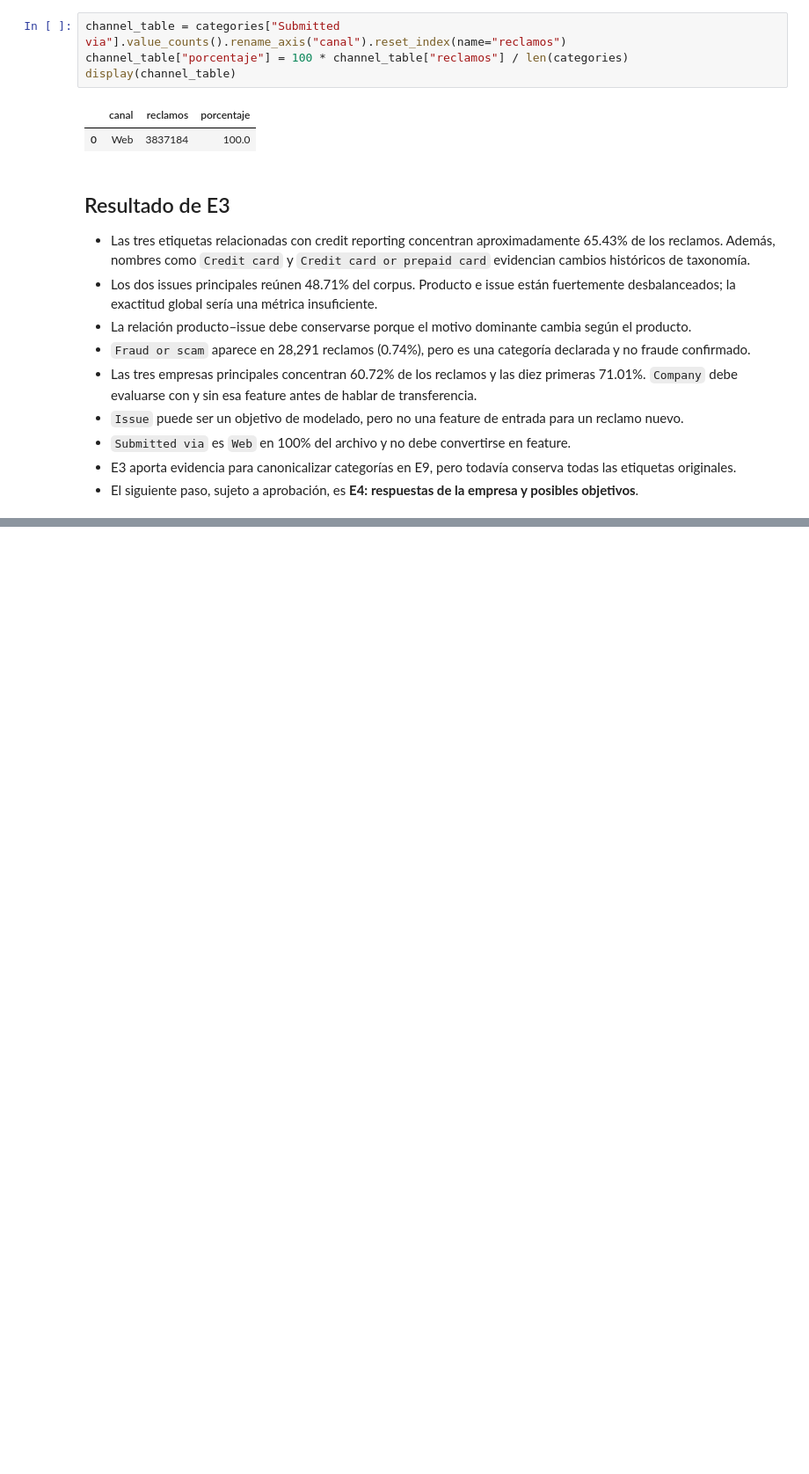
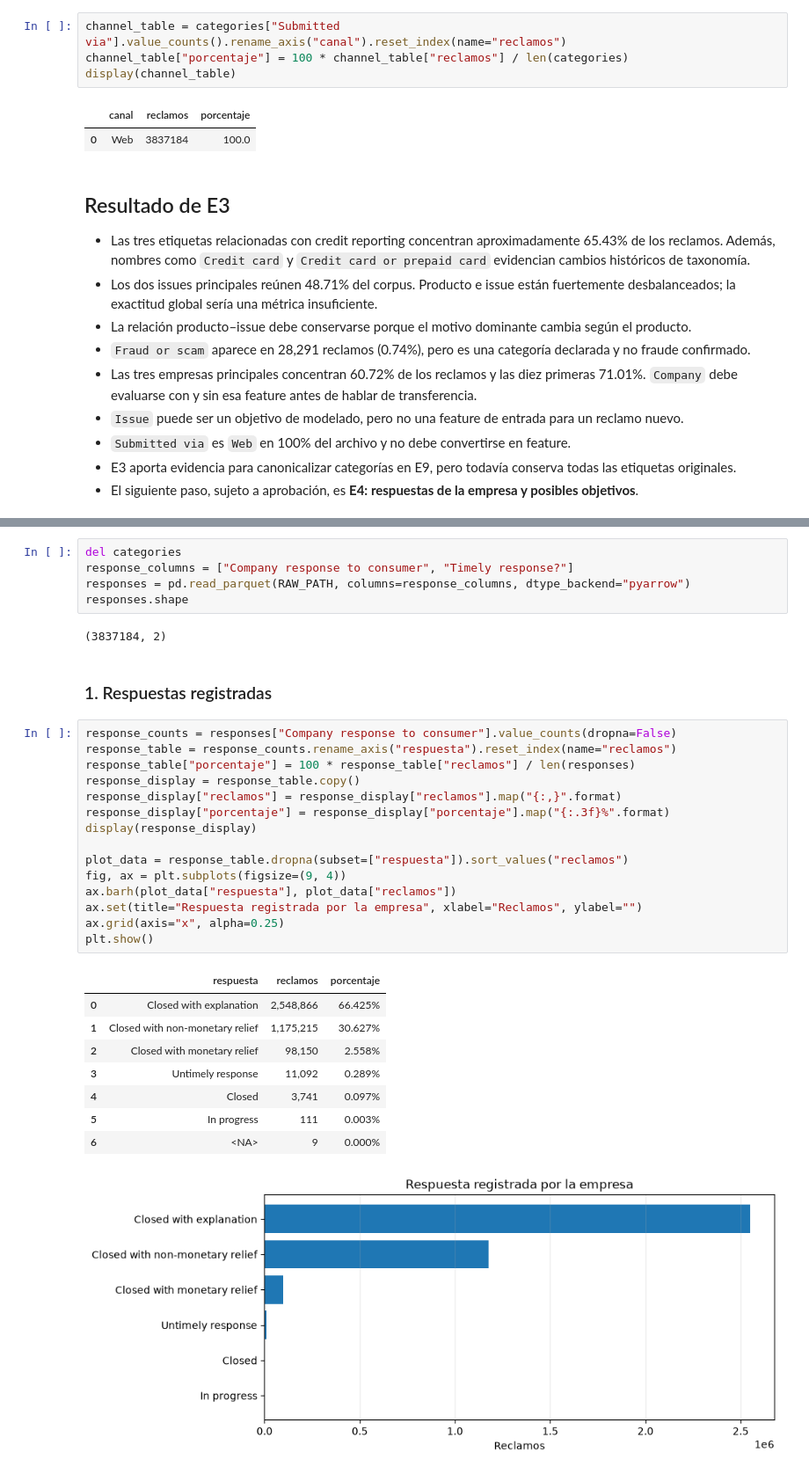
Before and after one commit to Codenid/capstone-claims-triage, a Jupyter notebook: notebooks/01_eda.ipynb, the cells around one changed output, grey strips where cells are left out. Shown at 88% size. Saved outputs shown, nothing was run; the diff lists cells and outputs as text; blank space fills up the shorter version.

Commit message:
Define response targets

```diff
--- a/notebooks/01_eda.ipynb
+++ b/notebooks/01_eda.ipynb
@@ -625,0 +632,34 @@ display(channel_table)
+# %%
+del categories
+response_columns = ["Company response to consumer", "Timely response?"]
+responses = pd.read_parquet(RAW_PATH, columns=response_columns, dtype_backend="pyarrow")
+responses.shape
+# %% [output]
+(3837184, 2)
+# %% [markdown]
+### 1. Respuestas registradas
+# %%
+response_counts = responses["Company response to consumer"].value_counts(dropna=False)
+response_table = response_counts.rename_axis("respuesta").reset_index(name="reclamos")
+response_table["porcentaje"] = 100 * response_table["reclamos"] / len(responses)
+response_display = response_table.copy()
+response_display["reclamos"] = response_display["reclamos"].map("{:,}".format)
+response_display["porcentaje"] = response_display["porcentaje"].map("{:.3f}%".format)
+display(response_display)
+
+plot_data = response_table.dropna(subset=["respuesta"]).sort_values("reclamos")
+fig, ax = plt.subplots(figsize=(9, 4))
+ax.barh(plot_data["respuesta"], plot_data["reclamos"])
+ax.set(title="Respuesta registrada por la empresa", xlabel="Reclamos", ylabel="")
+ax.grid(axis="x", alpha=0.25)
+plt.show()
+# %% [output]
+|  | respuesta | reclamos | porcentaje |
+| 0 | Closed with explanation | 2,548,866 | 66.425% |
+| 1 | Closed with non-monetary relief | 1,175,215 | 30.627% |
+| 2 | Closed with monetary relief | 98,150 | 2.558% |
+| 3 | Untimely response | 11,092 | 0.289% |
+| 4 | Closed | 3,741 | 0.097% |
+| 5 | In progress | 111 | 0.003% |
+| 6 | <NA> | 9 | 0.000% |
+[figure, added]
```
Also changed, not shown: parts of 7 cells of this notebook.
